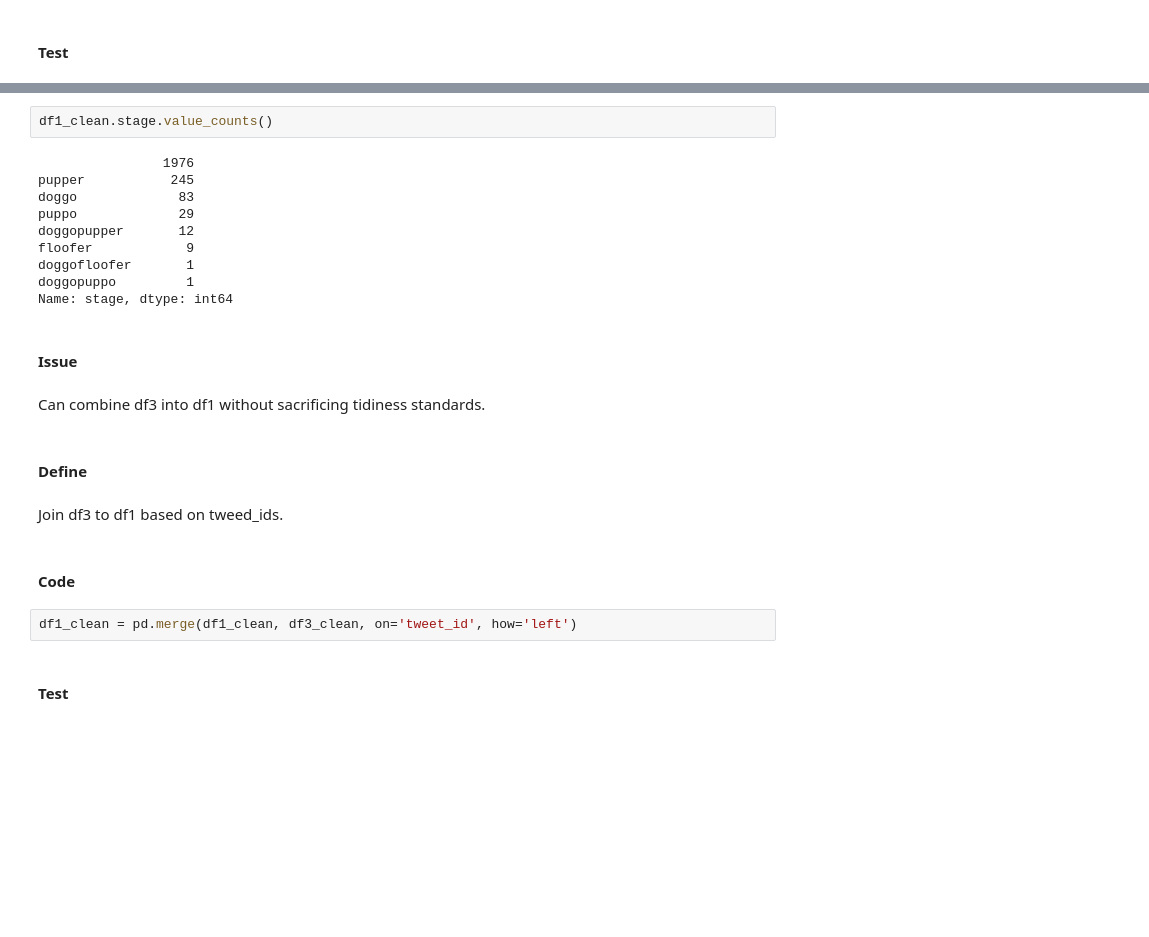
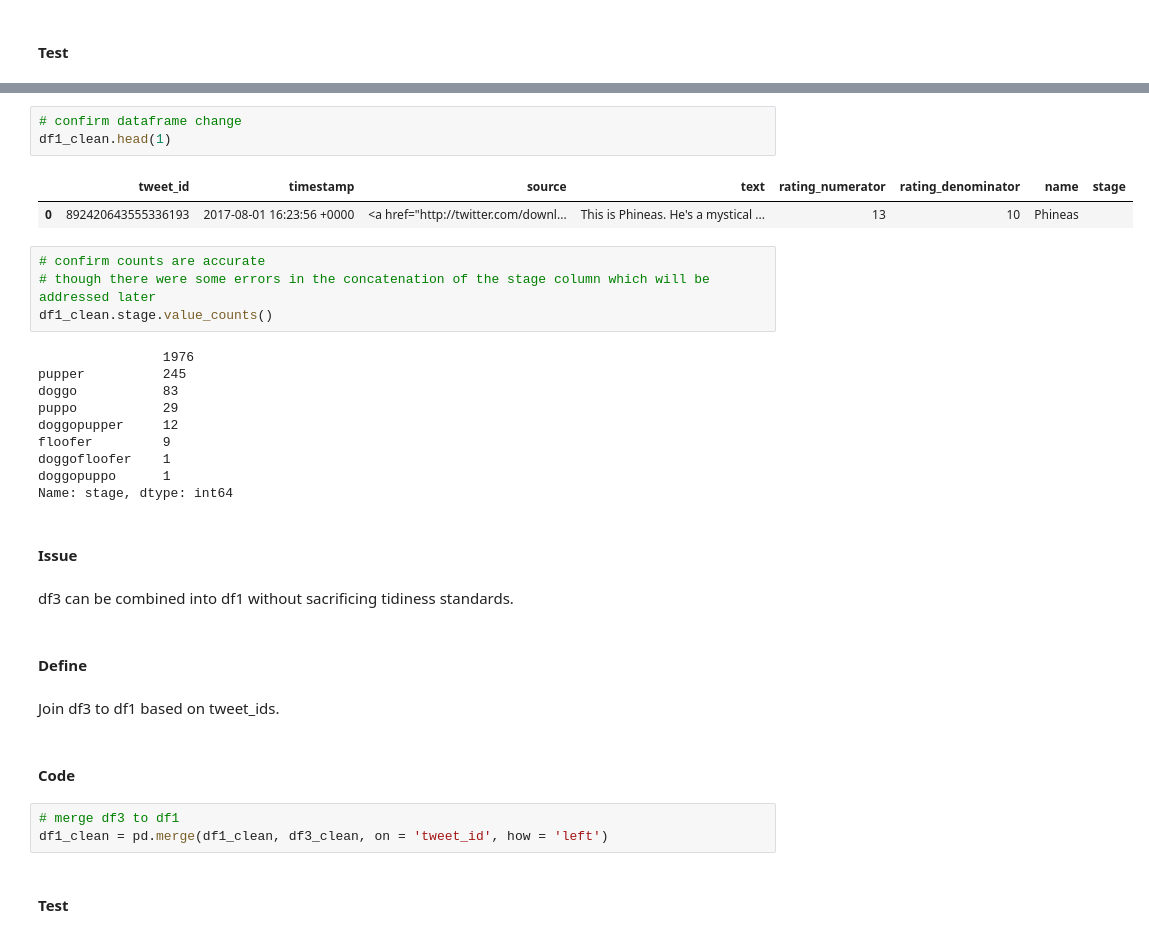
Before and after one commit to deepaksithu/Twitter_Archive_Analysis_Project, a Jupyter notebook: wrangle_act.ipynb, the cells around one changed output, grey strips where cells are left out. Cells and saved outputs as stored; diff of their text form; blank space fills up the shorter version.

```diff
--- a/wrangle_act.ipynb
+++ b/wrangle_act.ipynb
@@ -448,26 +433,35 @@ df1_clean.head()
-# %%
-df1_clean.stage.value_counts()
-# %% [output]
-                1976
-pupper           245
-doggo             83
-puppo             29
-doggopupper       12
-floofer            9
-doggofloofer       1
-doggopuppo         1
-Name: stage, dtype: int64
+# %%
+# confirm dataframe change
+df1_clean.head(1)
+# %% [output]
+|  | tweet_id | timestamp | source | text | rating_numerator | rating_denominator | name | stage |
+| 0 | 892420643555336193 | 2017-08-01 16:23:56 +0000 | <a href="http://twitter.com/downl... | This is Phineas. He's a mystical ... | 13 | 10 | Phineas |  |
+# %%
+# confirm counts are accurate
+# though there were some errors in the concatenation of the stage column which will be addressed later
+df1_clean.stage.value_counts()
+# %% [output]
+                1976
+pupper          245
+doggo           83
+puppo           29
+doggopupper     12
+floofer         9
+doggofloofer    1
+doggopuppo      1
+Name: stage, dtype: int64
 # %% [markdown]
 #### Issue
 # %% [markdown]
-Can combine df3 into df1 without sacrificing tidiness standards.
+df3 can be combined into df1 without sacrificing tidiness standards.
 # %% [markdown]
 #### Define
 # %% [markdown]
-Join df3 to df1 based on tweed_ids.
+Join df3 to df1 based on tweet_ids.
 # %% [markdown]
 #### Code
 # %%
-df1_clean = pd.merge(df1_clean, df3_clean, on='tweet_id', how='left')
+# merge df3 to df1
+df1_clean = pd.merge(df1_clean, df3_clean, on = 'tweet_id', how = 'left')
 # %% [markdown]
 #### Test
```
Also changed, not shown: parts of 165 cells of this notebook, 2 other files.
